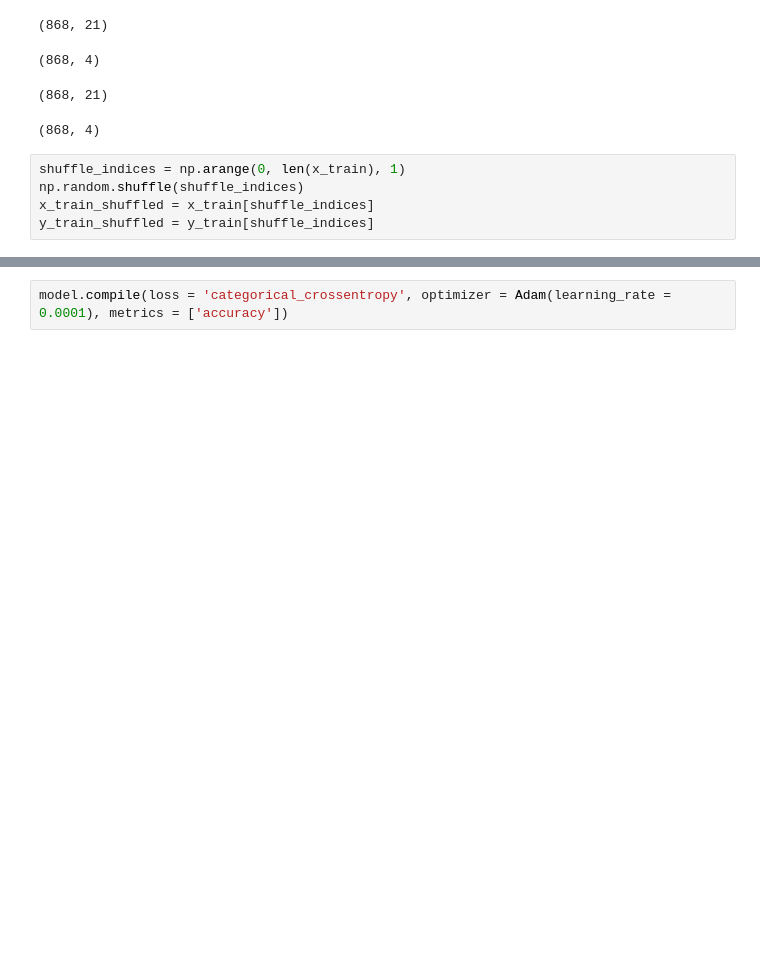
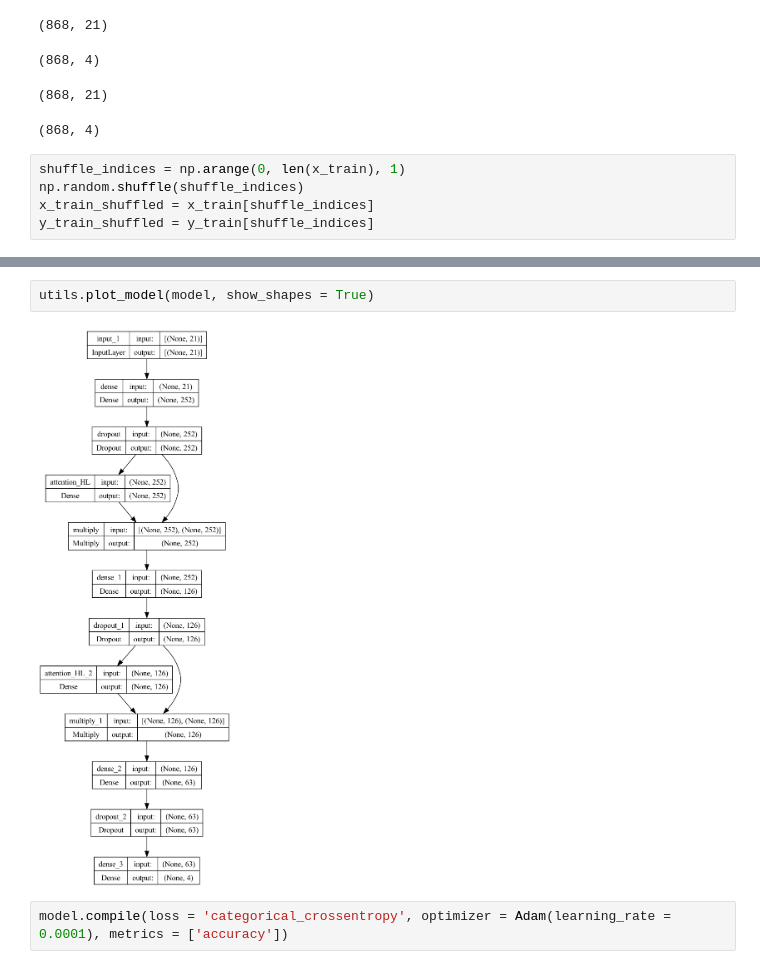
Before and after one commit to Untick/Usedesk, a Jupyter notebook: Lapkov Anatoly/a_lapkov_usedesk_ru.ipynb, the cells around one changed output, grey strips where cells are left out. Cells and saved outputs as stored; diff of their text form; blank space fills up the shorter version.

```diff
--- a/Lapkov Anatoly/a_lapkov_usedesk_ru.ipynb
+++ b/Lapkov Anatoly/a_lapkov_usedesk_ru.ipynb
@@ -189,3 +212,7 @@ model.add(Dense(y_data.shape[1], activation = 'softmax'))
+# %%
+utils.plot_model(model, show_shapes = True)
+# %% [output]
+[figure, added]
 # %%
 model.compile(loss = 'categorical_crossentropy', optimizer = Adam(learning_rate = 0.0001), metrics = ['accuracy'])
 # %%
```
Also changed, not shown: parts of 7 cells of this notebook, 1 other file.
